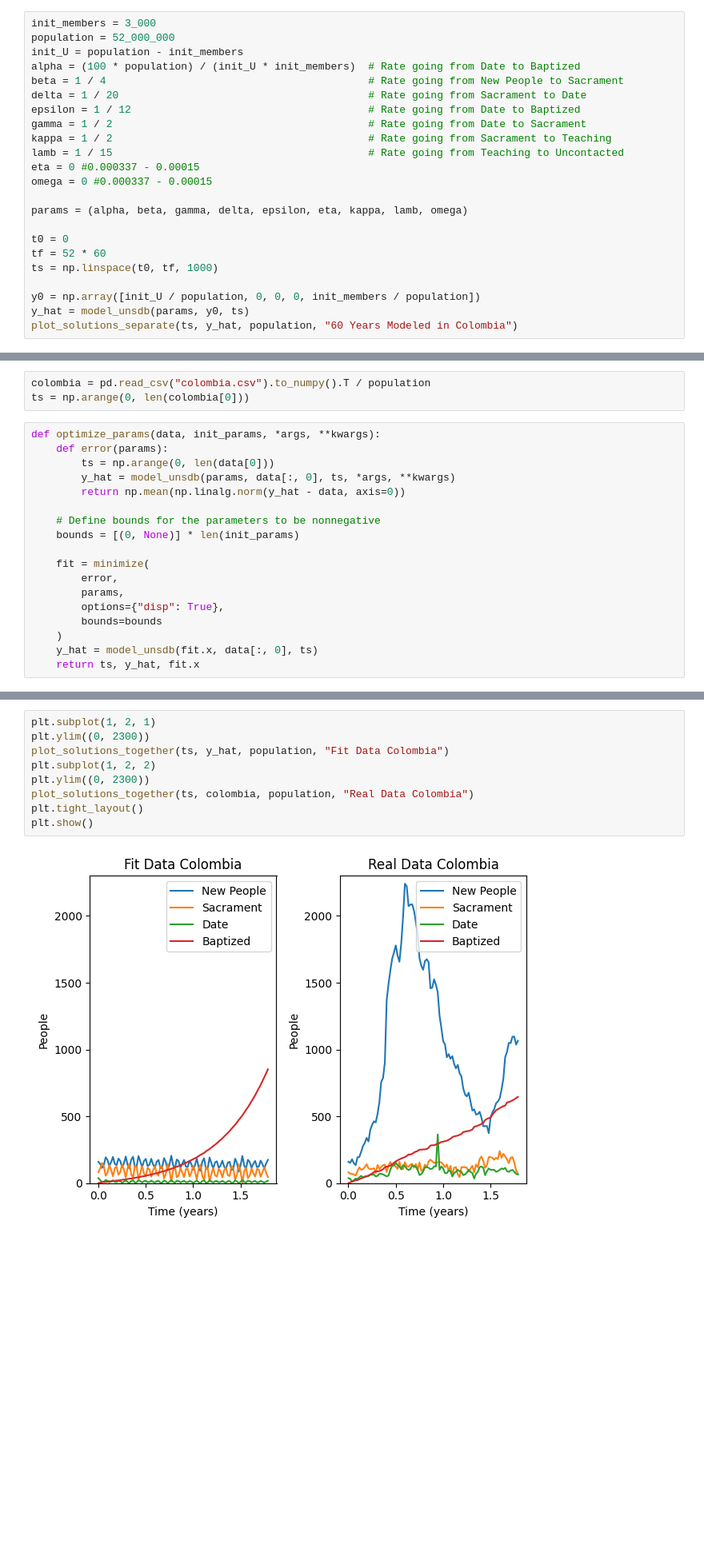
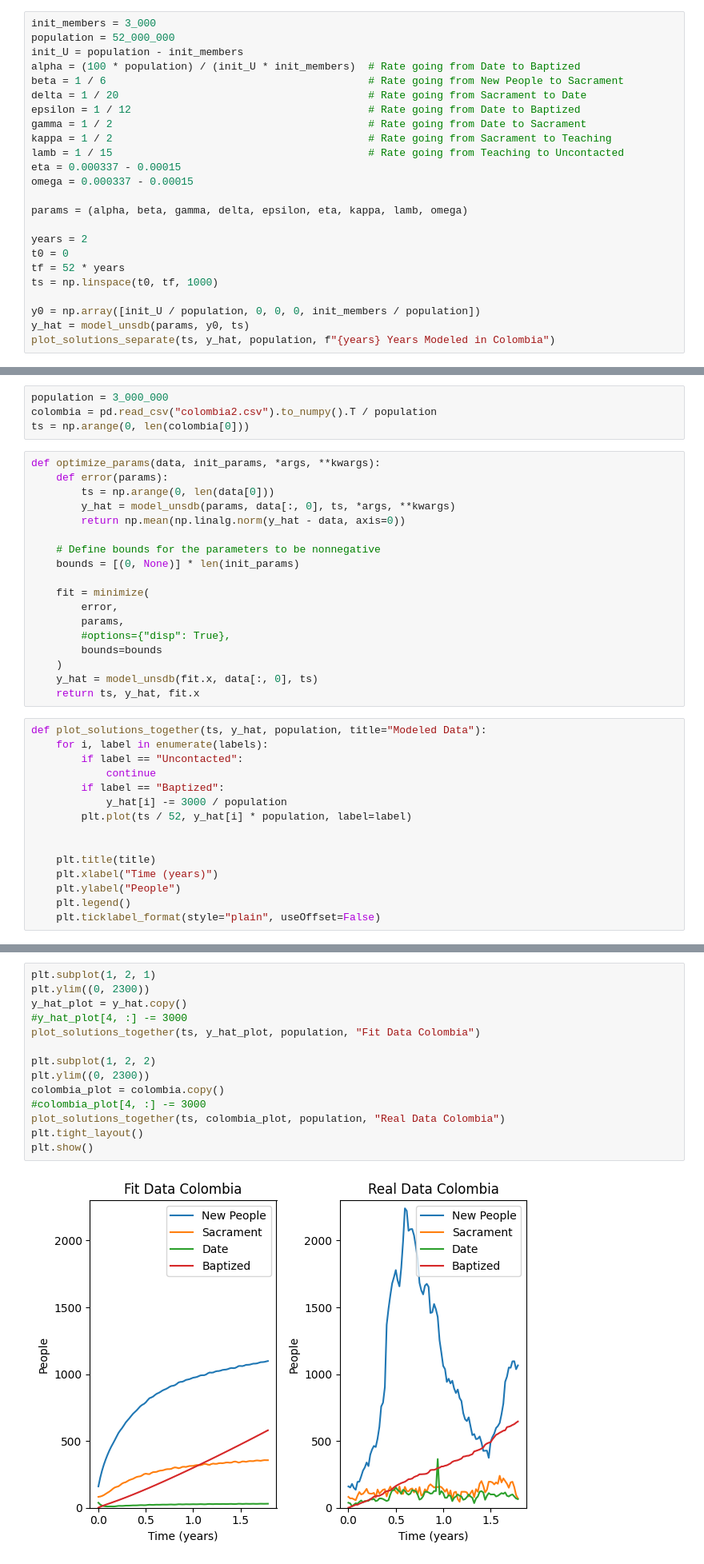
Before and after one commit to mward19/key-indicators-model, a Jupyter notebook: plots.ipynb, the cells around one changed output, grey strips where cells are left out. Shown at 80% size. Drawn from its saved outputs; the diff is of its cells as text; blank space fills up the shorter version.

```diff
--- a/plots.ipynb
+++ b/plots.ipynb
@@ -84,22 +84,23 @@ init_members = 3_000
 population = 52_000_000
 init_U = population - init_members
 alpha = (100 * population) / (init_U * init_members)  # Rate going from Date to Baptized
-beta = 1 / 4                                          # Rate going from New People to Sacrament
+beta = 1 / 6                                          # Rate going from New People to Sacrament
 delta = 1 / 20                                        # Rate going from Sacrament to Date
 epsilon = 1 / 12                                      # Rate going from Date to Baptized
 gamma = 1 / 2                                         # Rate going from Date to Sacrament
 kappa = 1 / 2                                         # Rate going from Sacrament to Teaching
 lamb = 1 / 15                                         # Rate going from Teaching to Uncontacted
-eta = 0 #0.000337 - 0.00015
-omega = 0 #0.000337 - 0.00015
+eta = 0.000337 - 0.00015
+omega = 0.000337 - 0.00015
 
 params = (alpha, beta, gamma, delta, epsilon, eta, kappa, lamb, omega)
 
+years = 2
 t0 = 0
-tf = 52 * 60
+tf = 52 * years
 ts = np.linspace(t0, tf, 1000)
 
 y0 = np.array([init_U / population, 0, 0, 0, init_members / population])
 y_hat = model_unsdb(params, y0, ts)
-plot_solutions_separate(ts, y_hat, population, "60 Years Modeled in Colombia")
+plot_solutions_separate(ts, y_hat, population, f"{years} Years Modeled in Colombia")
 # %% [output]
@@ -111,5 +112,6 @@ plot_solutions_together(ts, y_hat, population, "100 Years Modeled")
 # %%
-colombia = pd.read_csv("colombia.csv").to_numpy().T / population
+population = 3_000_000
+colombia = pd.read_csv("colombia2.csv").to_numpy().T / population
 ts = np.arange(0, len(colombia[0]))
 # %%
 def optimize_params(data, init_params, *args, **kwargs):
@@ -124,11 +126,26 @@ def optimize_params(data, init_params, *args, **kwargs):
     fit = minimize(
         error,
         params,
-        options={"disp": True},
+        #options={"disp": True},
         bounds=bounds
     )
     y_hat = model_unsdb(fit.x, data[:, 0], ts)
     return ts, y_hat, fit.x
+# %%
+def plot_solutions_together(ts, y_hat, population, title="Modeled Data"):
+    for i, label in enumerate(labels):
+        if label == "Uncontacted":
+            continue
+        if label == "Baptized":
+            y_hat[i] -= 3000 / population
+        plt.plot(ts / 52, y_hat[i] * population, label=label)
+
+
+    plt.title(title)
+    plt.xlabel("Time (years)")
+    plt.ylabel("People")
+    plt.legend()
+    plt.ticklabel_format(style="plain", useOffset=False)
 # %%
 ts, y_hat, fit_params = optimize_params(colombia, params)
 print(fit_params)
@@ -155,14 +157,19 @@ CONVERGENCE: NORM_OF_PROJECTED_GRADIENT_<=_PGTOL
 # %%
 plt.subplot(1, 2, 1)
 plt.ylim((0, 2300))
-plot_solutions_together(ts, y_hat, population, "Fit Data Colombia")
+y_hat_plot = y_hat.copy()
+#y_hat_plot[4, :] -= 3000
+plot_solutions_together(ts, y_hat_plot, population, "Fit Data Colombia")
+
 plt.subplot(1, 2, 2)
 plt.ylim((0, 2300))
-plot_solutions_together(ts, colombia, population, "Real Data Colombia")
+colombia_plot = colombia.copy()
+#colombia_plot[4, :] -= 3000
+plot_solutions_together(ts, colombia_plot, population, "Real Data Colombia")
 plt.tight_layout()
 plt.show()
 # %% [output]
-[figure, old version]
+[figure, new version]
 # %%
 ts, y_hat, fit_params = optimize_params(colombia, params, periodic=True)
 print(fit_params)
```
Also changed, not shown: parts of 4 cells of this notebook, 4 other files.
